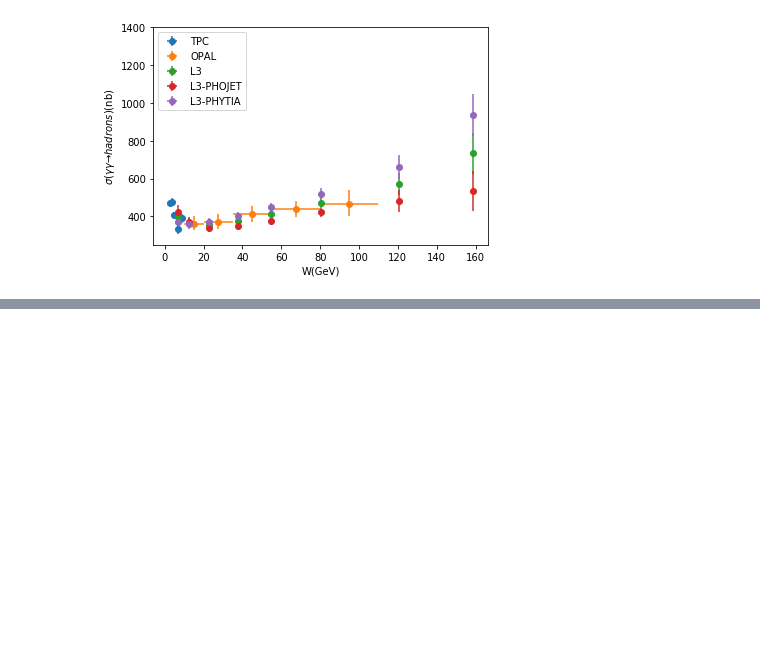
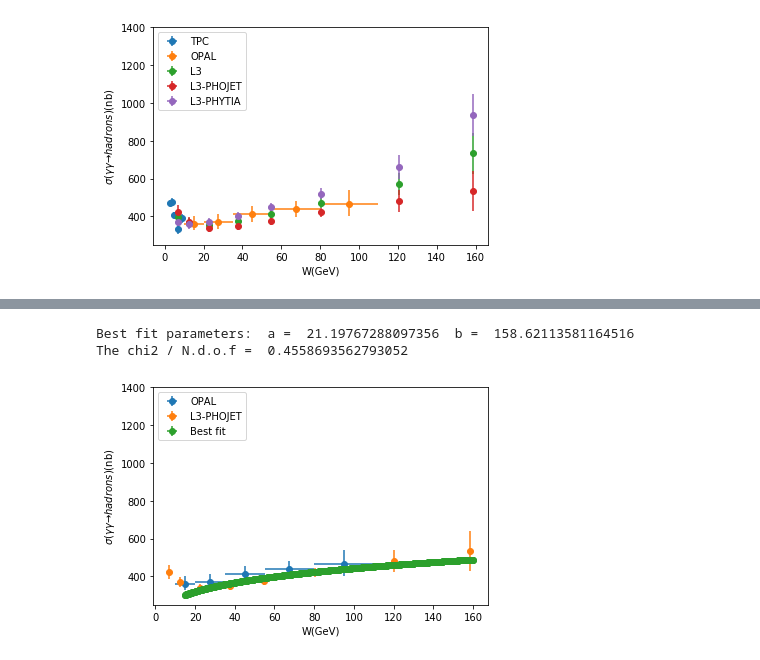
Before and after one commit to artur-amorim/gggpScatteringIHQCD, a Jupyter notebook: expdata/gammagammaSigma.ipynb, the cells around one changed output, grey strips where cells are left out. Cells and saved outputs as stored; diff of their text form; code cells hidden in the pictures; blank space fills up the shorter version.

```diff
--- a/expdata/gammagammaSigma.ipynb
+++ b/expdata/gammagammaSigma.ipynb
@@ -145,0 +342,19 @@ def sigmaSoftPomeron(W, a, b):
+# %%
+# Best fit with L3_PHOJET and without TPC data set with HardPomeron Kernel
+best_fit_x = minimize(chi2HardPomeron, x0, args = data_with_L3_PHOJET_no_TPC, method = "Nelder-Mead").x
+print("Best fit parameters: ","a = ", best_fit_x[0], " b = ", best_fit_x[1])
+chi2_ndof = chi2HardPomeron(best_fit_x, data_with_L3_PHOJET_no_TPC) / (len(data_with_L3_PHOJET_no_TPC)-2)
+print("The chi2 / N.d.o.f = ", chi2_ndof)
+Ws = np.linspace(15,160,1000)
+sigma = sigmaHardPomeron(Ws, best_fit_x[0], best_fit_x[1])
+pred = pd.DataFrame({"W(GeV)":Ws,
+                    "WErrorp": np.zeros(len(Ws)),
+                    "WErrorm": np.zeros(len(Ws)),
+                    "sigma(nb)": sigma,
+                    "Errorp": np.zeros(len(Ws)),
+                    "Errorm": np.zeros(len(Ws))})
+plotGammaGammaSigma([OPAL_data, L3_data_PHOJET, pred], ["OPAL", "L3-PHOJET", "Best fit"])
+# %% [output]
+Best fit parameters:  a =  21.19767288097356  b =  158.62113581164516
+The chi2 / N.d.o.f =  0.4558693562793052
+[figure, added]
```
Also changed, not shown: parts of 18 cells of this notebook.
